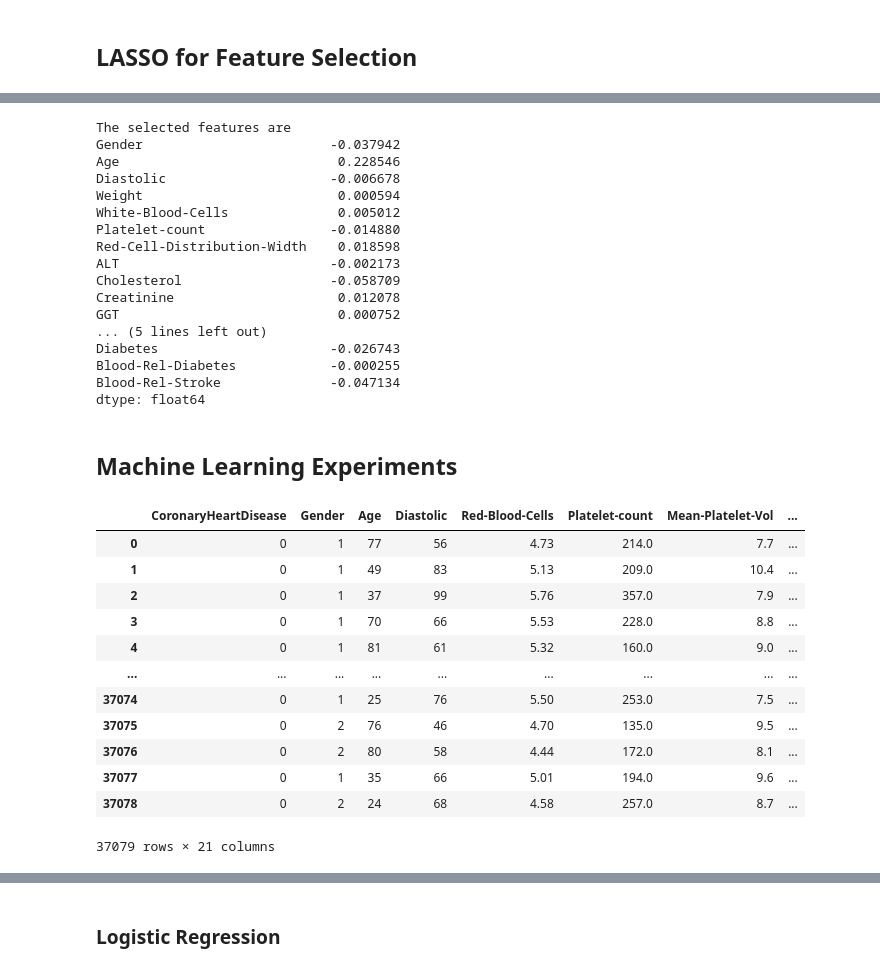
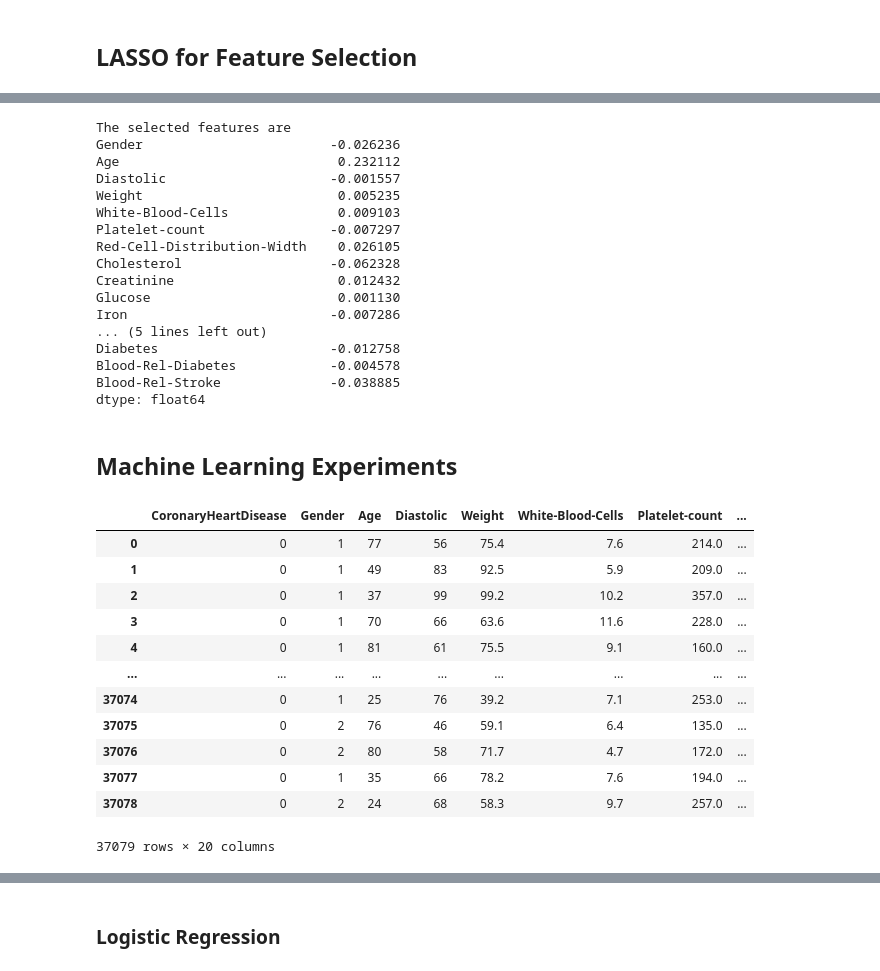
Before and after one commit to JackBenadon/DS340W_Group22, a Jupyter notebook: final_project.ipynb, the cells around one changed output, grey strips where cells are left out. Cells and saved outputs as stored; diff of their text form; code cells hidden in the pictures.

```diff
--- a/final_project.ipynb
+++ b/final_project.ipynb
@@ -209,8 +211,11 @@ X_resampled, y_resampled = rus.fit_resample(X, y)
 ## LASSO for Feature Selection
 # %%
 # split into training and testing
-X_train, X_test, y_train, y_test = train_test_split(X_resampled, y_resampled, test_size=0.2)
+X_train, X_temp, y_train, y_temp = train_test_split(X_resampled, y_resampled, test_size=0.3)
+
+X_test, X_valid, y_test, y_valid = train_test_split(X_temp, y_temp, test_size=0.5)
 
 print("Training set shapes:", X_train.shape, y_train.shape)
 print("Testing set shapes:", X_test.shape, y_test.shape)
+print("Validation set shapes:", X_valid.shape, y_valid.shape)
 # %% [output]
@@ -241,51 +248,48 @@ Accuracy: 0.7996688741721855
 # %%
 #Feature selection in Lasso
+col_names = list(X.columns)
+selected_features = [col_names[i] for i in range(len(col_names)) if lasso_cv.coef_[i] != 0]
+
 lassoCoef = pd.Series(lasso_cv.coef_, index=X.columns)
-selectedFeatures = lassoCoef[lassoCoef != 0]
-print(f'The selected features are \n{selectedFeatures}')
+print(f'The selected features are \n{lassoCoef[lassoCoef != 0]}')
 # %% [output]
 The selected features are
-Gender                        -0.037942
-Age                            0.228546
-Diastolic                     -0.006678
-Weight                         0.000594
-White-Blood-Cells              0.005012
-Platelet-count                -0.014880
-Red-Cell-Distribution-Width    0.018598
-ALT                           -0.002173
-Cholesterol                   -0.058709
-Creatinine                     0.012078
-GGT                            0.000752
+Gender                        -0.026236
+Age                            0.232112
+Diastolic                     -0.001557
+Weight                         0.005235
+White-Blood-Cells              0.009103
+Platelet-count                -0.007297
+Red-Cell-Distribution-Width    0.026105
+Cholesterol                   -0.062328
+Creatinine                     0.012432
+Glucose                        0.001130
+Iron                          -0.007286
 ... (5 lines left out)
-Diabetes                      -0.026743
-Blood-Rel-Diabetes            -0.000255
-Blood-Rel-Stroke              -0.047134
+Diabetes                      -0.012758
+Blood-Rel-Diabetes            -0.004578
+Blood-Rel-Stroke              -0.038885
 dtype: float64
 # %% [markdown]
 ## Machine Learning Experiments
-# %%
-df_reduced = df[[
-    "CoronaryHeartDisease", "Gender", "Age", "Diastolic", "Red-Blood-Cells",
-    "Platelet-count", "Mean-Platelet-Vol", "Red-Cell-Distribution-Width", "ALP",
-    "Cholesterol", "Creatinine", "Iron", "LDH", "Uric.Acid", "Triglycerides",
-    "HDL", "Glycohemoglobin", "Vigorous-work", "Diabetes", "Blood-Rel-Diabetes",
-    "Blood-Rel-Stroke"
-                 ]]
-df_reduced
-# %% [output]
-|  | CoronaryHeartDisease | Gender | Age | Diastolic | Red-Blood-Cells | Platelet-count | Mean-Platelet-Vol | ... |
-| 0 | 0 | 1 | 77 | 56 | 4.73 | 214.0 | 7.7 | ... |
-| 1 | 0 | 1 | 49 | 83 | 5.13 | 209.0 | 10.4 | ... |
-| 2 | 0 | 1 | 37 | 99 | 5.76 | 357.0 | 7.9 | ... |
-| 3 | 0 | 1 | 70 | 66 | 5.53 | 228.0 | 8.8 | ... |
-| 4 | 0 | 1 | 81 | 61 | 5.32 | 160.0 | 9.0 | ... |
-| ... | ... | ... | ... | ... | ... | ... | ... | ... |
-| 37074 | 0 | 1 | 25 | 76 | 5.50 | 253.0 | 7.5 | ... |
-| 37075 | 0 | 2 | 76 | 46 | 4.70 | 135.0 | 9.5 | ... |
-| 37076 | 0 | 2 | 80 | 58 | 4.44 | 172.0 | 8.1 | ... |
-| 37077 | 0 | 1 | 35 | 66 | 5.01 | 194.0 | 9.6 | ... |
-| 37078 | 0 | 2 | 24 | 68 | 4.58 | 257.0 | 8.7 | ... |
-37079 rows × 21 columns
+# %%
+df_reduced = df[["CoronaryHeartDisease"] + selected_features]
+
+df_reduced
+# %% [output]
+|  | CoronaryHeartDisease | Gender | Age | Diastolic | Weight | White-Blood-Cells | Platelet-count | ... |
+| 0 | 0 | 1 | 77 | 56 | 75.4 | 7.6 | 214.0 | ... |
+| 1 | 0 | 1 | 49 | 83 | 92.5 | 5.9 | 209.0 | ... |
+| 2 | 0 | 1 | 37 | 99 | 99.2 | 10.2 | 357.0 | ... |
+| 3 | 0 | 1 | 70 | 66 | 63.6 | 11.6 | 228.0 | ... |
+| 4 | 0 | 1 | 81 | 61 | 75.5 | 9.1 | 160.0 | ... |
+| ... | ... | ... | ... | ... | ... | ... | ... | ... |
+| 37074 | 0 | 1 | 25 | 76 | 39.2 | 7.1 | 253.0 | ... |
+| 37075 | 0 | 2 | 76 | 46 | 59.1 | 6.4 | 135.0 | ... |
+| 37076 | 0 | 2 | 80 | 58 | 71.7 | 4.7 | 172.0 | ... |
+| 37077 | 0 | 1 | 35 | 66 | 78.2 | 7.6 | 194.0 | ... |
+| 37078 | 0 | 2 | 24 | 68 | 58.3 | 9.7 | 257.0 | ... |
+37079 rows × 20 columns
 # %%
 X = df.drop('CoronaryHeartDisease', axis=1)
 y = df['CoronaryHeartDisease']
```
Also changed, not shown: parts of 27 cells of this notebook.
